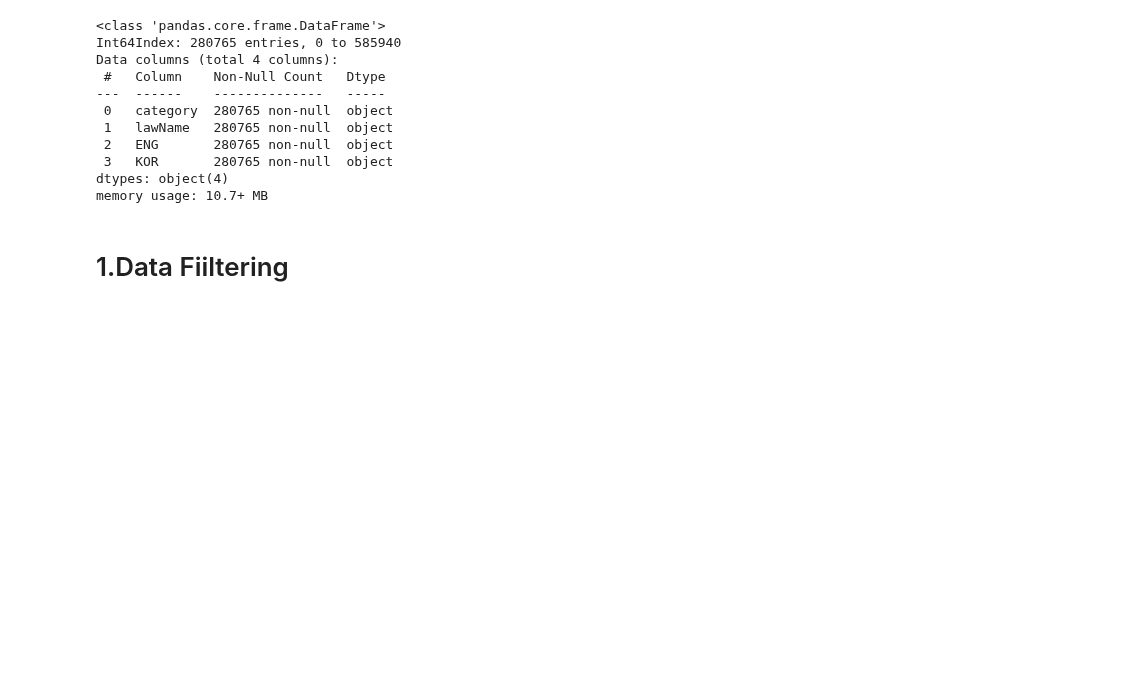
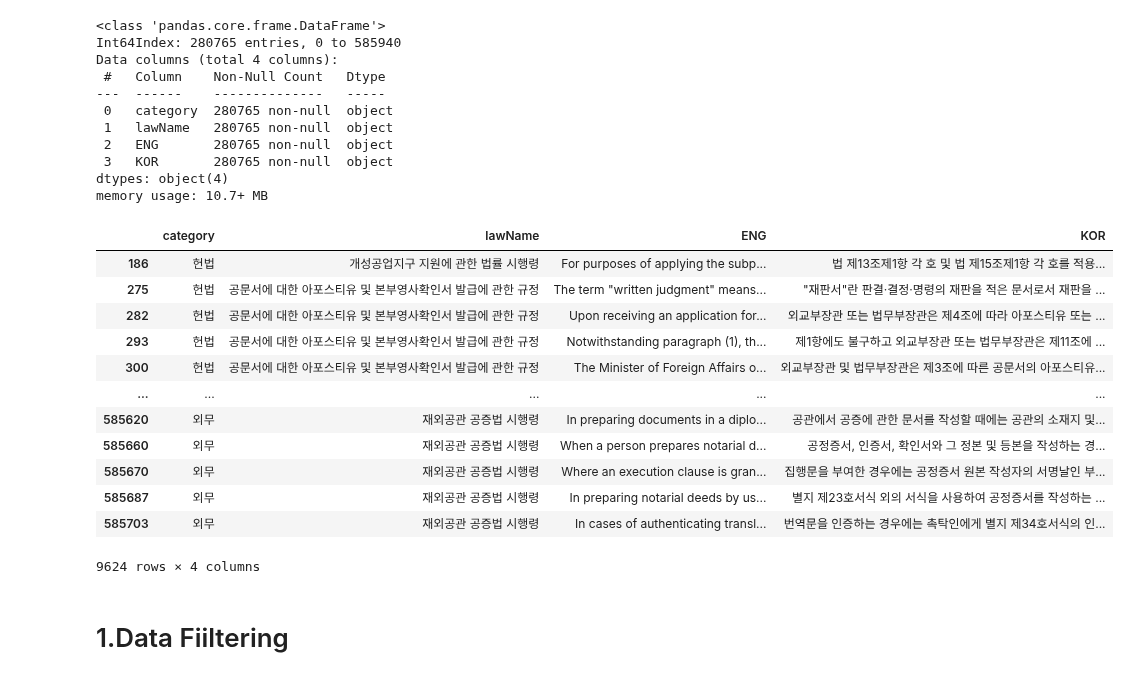
Before and after one commit to tjtmddnjswkd/capstone, a Jupyter notebook: 3_make_errors/e4_make_errors_all.ipynb, the cells around one changed output. Cells and saved outputs as stored; diff of their text form; code cells hidden in the pictures; blank space fills up the shorter version.

```diff
--- a/3_make_errors/e4_make_errors_all.ipynb
+++ b/3_make_errors/e4_make_errors_all.ipynb
@@ -56,6 +56,22 @@ Data columns (total 4 columns):
  3   KOR       280765 non-null  object
 dtypes: object(4)
 memory usage: 10.7+ MB
+# %%
+df.loc[df.KOR.str.contains(pat)]
+# %% [output]
+|  | category | lawName | ENG | KOR |
+| 186 | 헌법 | 개성공업지구 지원에 관한 법률 시행령 | For purposes of applying the subp... | 법 제13조제1항 각 호 및 법 제15조제1항 각 호를 적용... |
+| 275 | 헌법 | 공문서에 대한 아포스티유 및 본부영사확인서 발급에 관한 규정 | The term "written judgment" means... | "재판서"란 판결·결정·명령의 재판을 적은 문서로서 재판을 ... |
+| 282 | 헌법 | 공문서에 대한 아포스티유 및 본부영사확인서 발급에 관한 규정 | Upon receiving an application for... | 외교부장관 또는 법무부장관은 제4조에 따라 아포스티유 또는 ... |
+| 293 | 헌법 | 공문서에 대한 아포스티유 및 본부영사확인서 발급에 관한 규정 | Notwithstanding paragraph (1), th... | 제1항에도 불구하고 외교부장관 또는 법무부장관은 제11조에 ... |
+| 300 | 헌법 | 공문서에 대한 아포스티유 및 본부영사확인서 발급에 관한 규정 | The Minister of Foreign Affairs o... | 외교부장관 및 법무부장관은 제3조에 따른 공문서의 아포스티유... |
+| ... | ... | ... | ... | ... |
+| 585620 | 외무 | 재외공관 공증법 시행령 | In preparing documents in a diplo... | 공관에서 공증에 관한 문서를 작성할 때에는 공관의 소재지 및... |
+| 585660 | 외무 | 재외공관 공증법 시행령 | When a person prepares notarial d... | 공정증서, 인증서, 확인서와 그 정본 및 등본을 작성하는 경... |
+| 585670 | 외무 | 재외공관 공증법 시행령 | Where an execution clause is gran... | 집행문을 부여한 경우에는 공정증서 원본 작성자의 서명날인 부... |
+| 585687 | 외무 | 재외공관 공증법 시행령 | In preparing notarial deeds by us... | 별지 제23호서식 외의 서식을 사용하여 공정증서를 작성하는 ... |
+| 585703 | 외무 | 재외공관 공증법 시행령 | In cases of authenticating transl... | 번역문을 인증하는 경우에는 촉탁인에게 별지 제34호서식의 인... |
+9624 rows × 4 columns
 # %% [markdown]
 # 1.Data Fiiltering
 # %%
```
Also changed, not shown: parts of 7 cells of this notebook.
